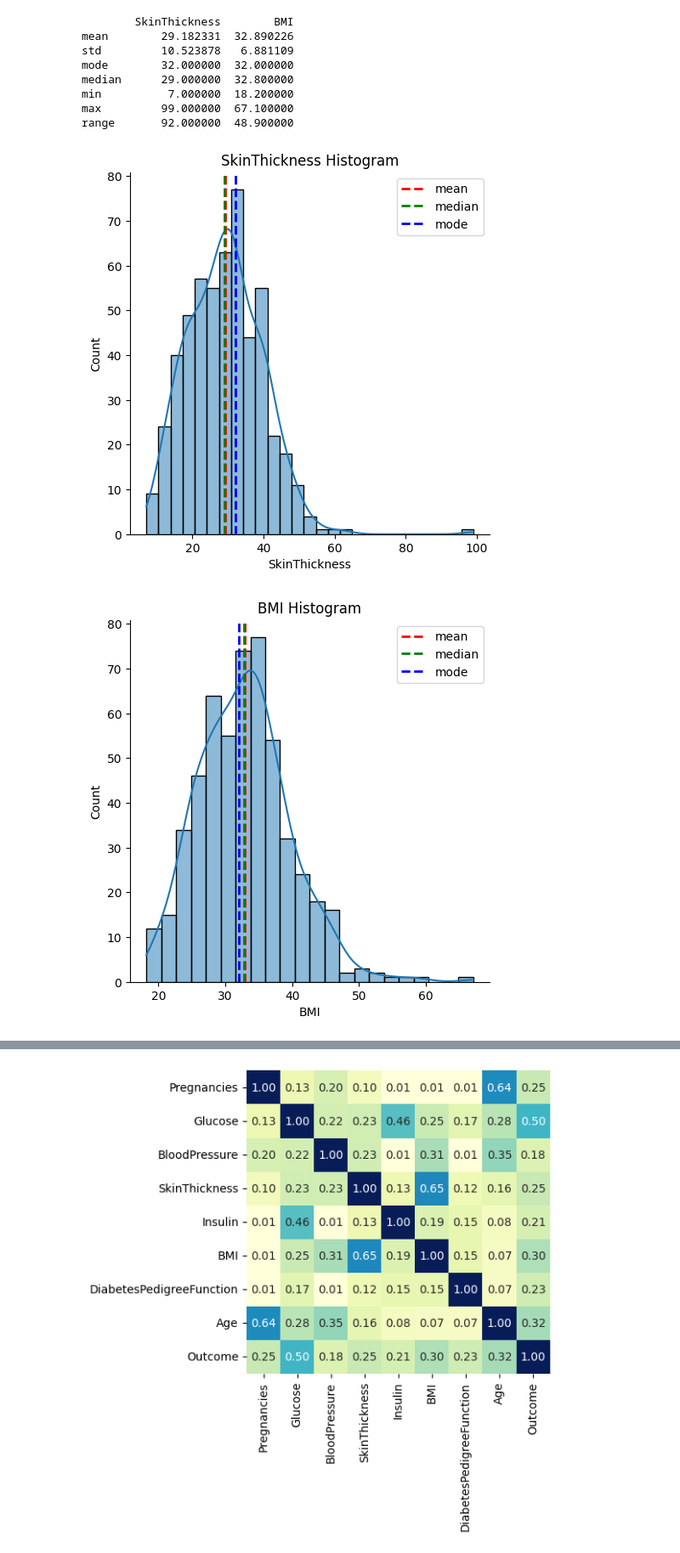
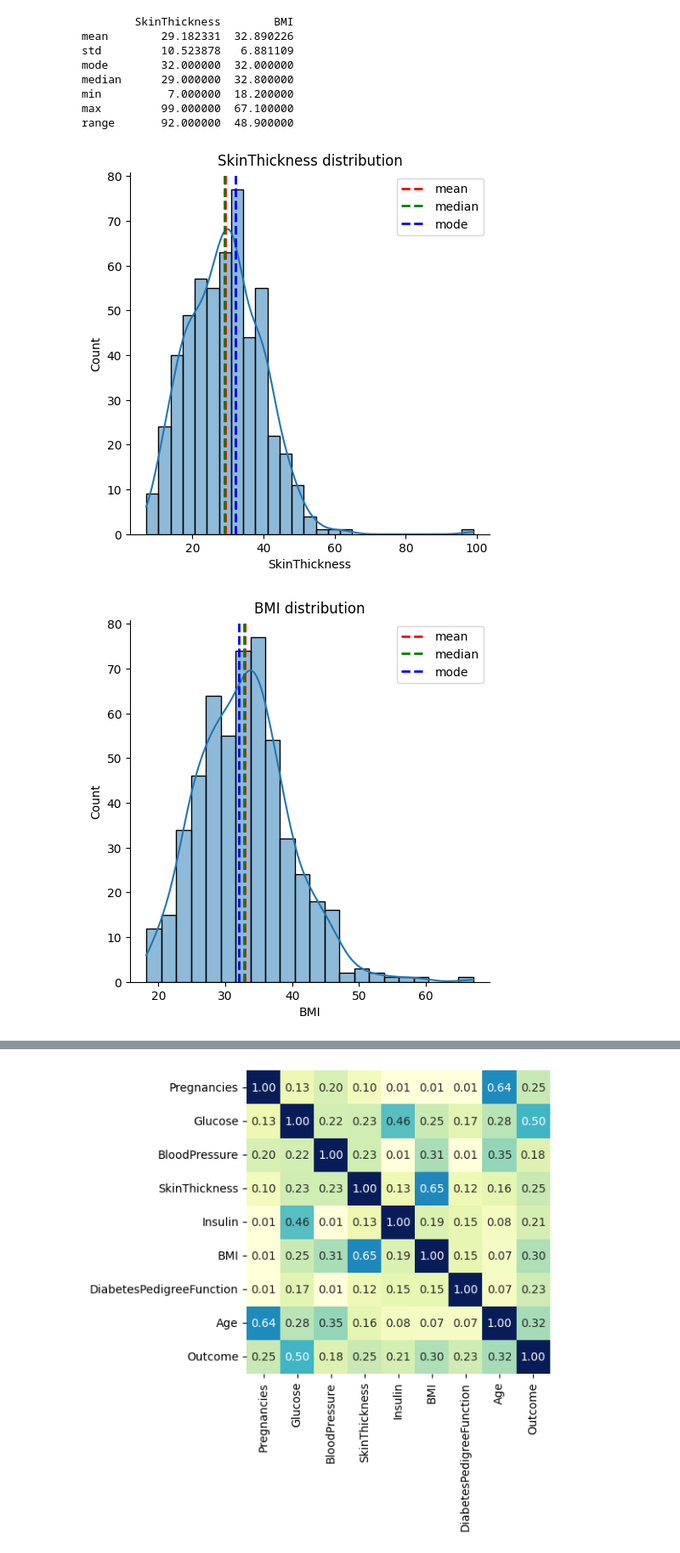
Before and after one commit to 000alen/minerva-cs, a Jupyter notebook: cs51-correlation-and-regression/Alen.ipynb, the cells around one changed output, grey strips where cells are left out. Shown at 85% size. Cells and saved outputs as stored; diff of their text form; code cells hidden in the pictures.

```diff
--- a/cs51-correlation-and-regression/Alen.ipynb
+++ b/cs51-correlation-and-regression/Alen.ipynb
@@ -67,24 +63,24 @@ range       92.000000  48.900000
 # %%
 def plot_distribution(x: Series, name: Optional[str] = None):
     """Plots (and saves) a distribution plot for the given Series."""
 
     sns.displot(x, kde=True)
 
     plt.axvline(x.mean(), color="red", label="mean", linestyle="--", linewidth=2)
     plt.axvline(x.median(), color="green", label="median", linestyle="--", linewidth=2)
     plt.axvline(x.mode()[0], color="blue", label="mode", linestyle="--", linewidth=2)
 
-    plt.title(f"{x.name} Histogram")
+    plt.title(f"{x.name} distribution")
     plt.legend()
     plt.savefig(get_figure_filename(name or "distribution"), dpi=600)
     plt.show()
 
 
 plot_distribution(df[X], name="skin-thickness-histogram")
 plot_distribution(df[Y], name="bmi-histogram")
 # %% [output]
-[figure, old version]
+[figure, new version]
-[figure, old version]
+[figure, new version]
 # %%
 BINS = 20
 Y_THRESHOLD = 30
```
Also changed, not shown: parts of 9 cells of this notebook, 53 other files.
